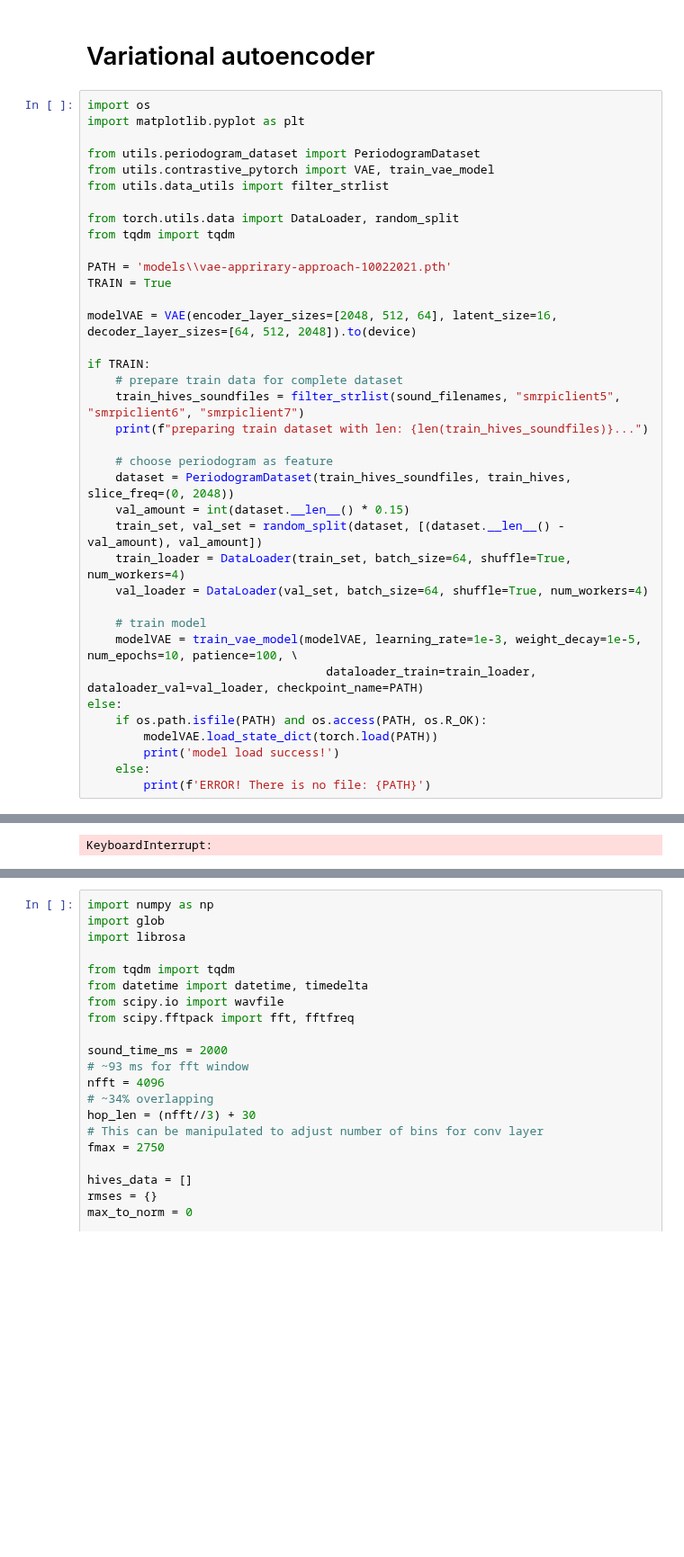
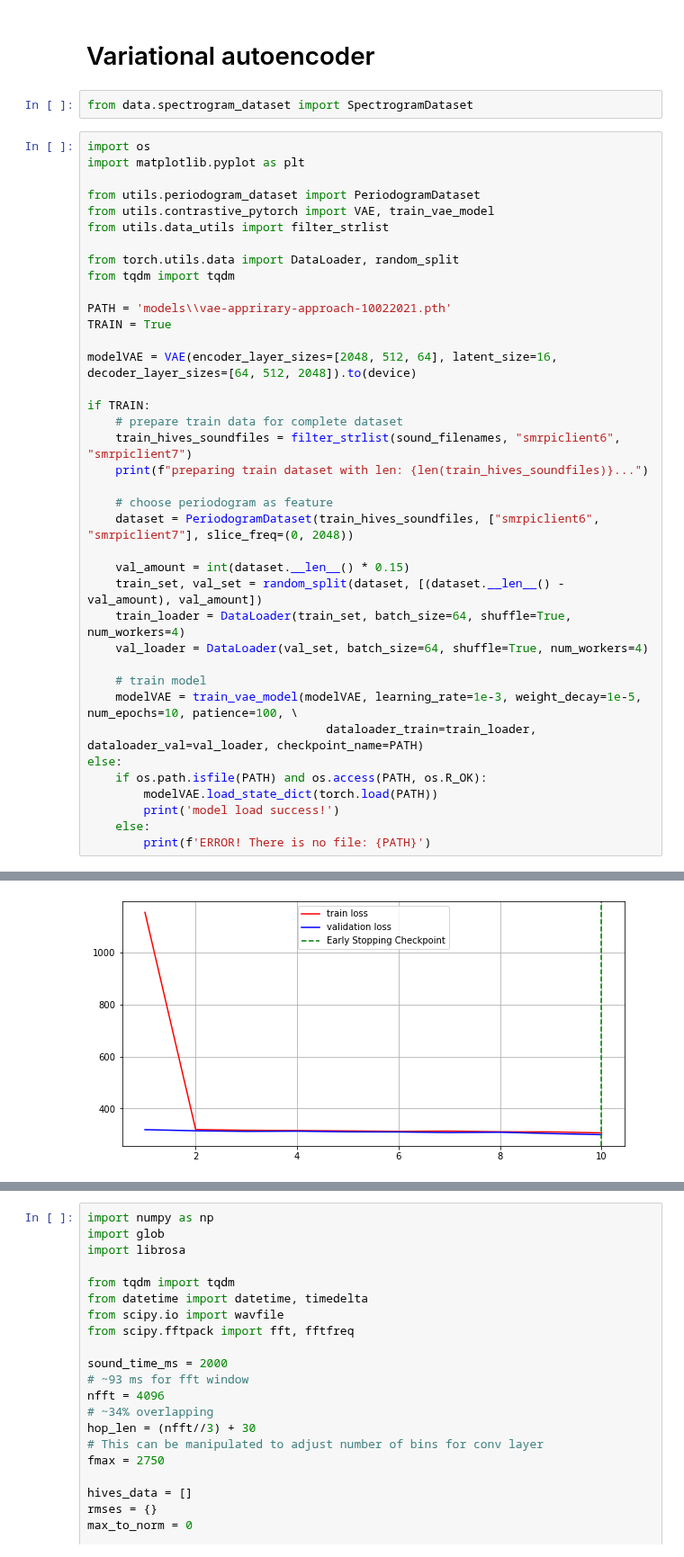
Before and after one commit to tymons/buzz-models, a Jupyter notebook: notebooks/autoencoder.ipynb, the cells around one changed output, grey strips where cells are left out. Shown at 90% size. Cells and saved outputs as stored; diff of their text form; blank space fills up the shorter version.

```diff
--- a/notebooks/autoencoder.ipynb
+++ b/notebooks/autoencoder.ipynb
@@ -47,6 +39,8 @@ sound_filenames = get_valid_sounds_datalist(checked_folders, valid_filename)
 got 39678 sound filenames read for 5 files/folders
 # %% [markdown]
 # Variational autoencoder
+# %%
+from data.spectrogram_dataset import SpectrogramDataset
 # %%
 import os
 import matplotlib.pyplot as plt
@@ -65,11 +59,12 @@ modelVAE = VAE(encoder_layer_sizes=[2048, 512, 64], latent_size=16, decoder_laye
 
 if TRAIN:
     # prepare train data for complete dataset
-    train_hives_soundfiles = filter_strlist(sound_filenames, "smrpiclient5", "smrpiclient6", "smrpiclient7")
+    train_hives_soundfiles = filter_strlist(sound_filenames, "smrpiclient6", "smrpiclient7")
     print(f"preparing train dataset with len: {len(train_hives_soundfiles)}...")
 
     # choose periodogram as feature
-    dataset = PeriodogramDataset(train_hives_soundfiles, train_hives, slice_freq=(0, 2048))
+    dataset = PeriodogramDataset(train_hives_soundfiles, ["smrpiclient6", "smrpiclient7"], slice_freq=(0, 2048))
+
     val_amount = int(dataset.__len__() * 0.15)
     train_set, val_set = random_split(dataset, [(dataset.__len__() - val_amount), val_amount])
     train_loader = DataLoader(train_set, batch_size=64, shuffle=True, num_workers=4)
@@ -91 +100 @@ VAE model training performed on cuda
-KeyboardInterrupt:
+[figure, added]
```
Also changed, not shown: parts of 12 cells of this notebook, 3 other files.
